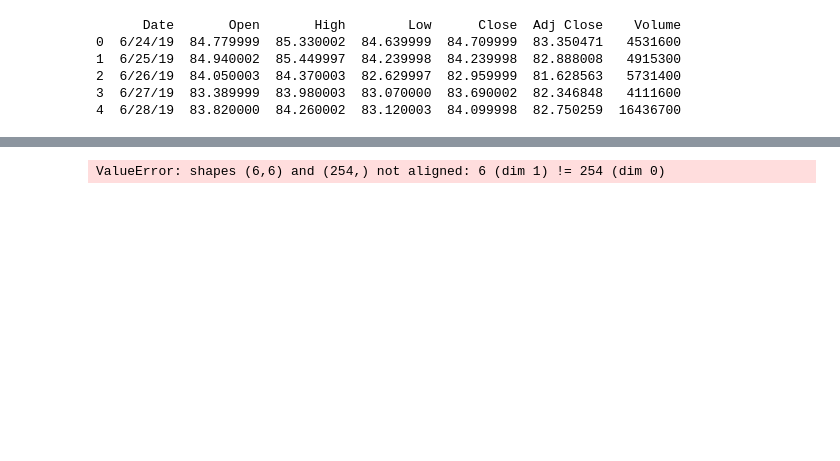
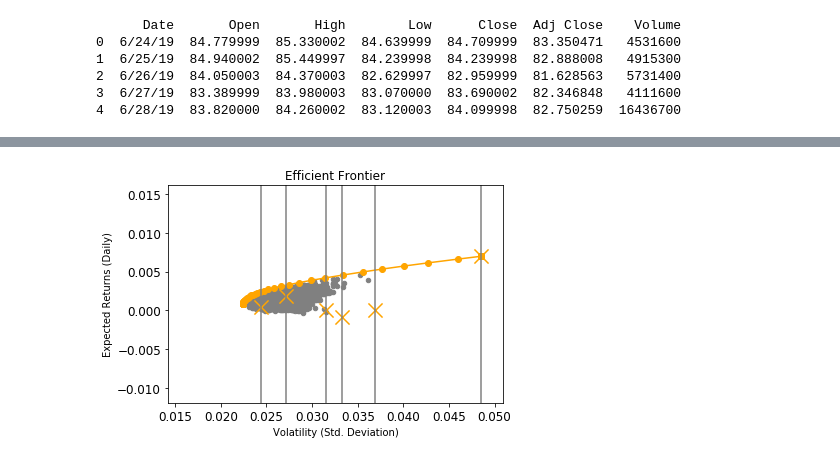
Before and after one commit to blakelucey/FA_Capstone_in_Progress, a Jupyter notebook: Capstone in Progress .ipynb, the cells around one changed output, grey strips where cells are left out. Saved outputs shown, nothing was run; the diff lists cells and outputs as text; code cells hidden in the pictures; blank space fills up the shorter version.

```diff
--- a/Capstone in Progress .ipynb
+++ b/Capstone in Progress .ipynb
@@ -220,0 +216,11 @@ def optimal_portfolio(returns):
+# %%
+#Portfolio Optimization
+df_1 = return_portfolios(AVG_daily_ER, covariance)
+
+weights, returns, risks = optimal_portfolio(daily_ER[1:])
+
+print(weights.shape)
+simp_returns = AVG_daily_ER.to_numpy().reshape(1,6)
+print(simp_returns.shape)
+opt_returns = np.asscalar(np.dot(simp_returns, weights))
+print(opt_returns)
@@ -221,13 +245,15 @@ def optimal_portfolio(returns):
 # %%
 #Plot Efficient Frontier
-df_1 = return_portfolios(daily_ER, covariance)
+df_1.plot.scatter(x = 'Volatility', y = 'Returns', fontsize = 12, color = 'gray')
+plt.plot(risks, returns, 'y-o', color = 'orange')
+plt.title('Efficient Frontier')
+plt.xlabel('Volatility (Std. Deviation)')
+plt.ylabel('Expected Returns (Daily)')
 
-weights, returns, risks = optimal_portfolio(daily_ER[1:])
-
-Data.plot.scatter(x = 'Volatility', y = 'Returns', fontsize = 12)
-plt.plot(risks, returns, 'y-o')
-plt.scatter(single_asset_std, daily_ER, marker = 'X', color = 'orange', s = 200)
-for xc in single_asset_std:
-    plt.axvline(x = xc, color = 'orange')
+#Single Asset portfolio markers
+std = np.sqrt(np.diagonal(covariance))
+plt.scatter(std, AVG_daily_ER, marker = 'x', color = 'orange', s = 200)
+for xc in std:
+    plt.axvline(x = xc, color = 'gray')
 # %% [output]
-ValueError: shapes (6,6) and (254,) not aligned: 6 (dim 1) != 254 (dim 0)
+[figure, added]
```
Also changed, not shown: parts of 16 cells of this notebook, 10 other files.
